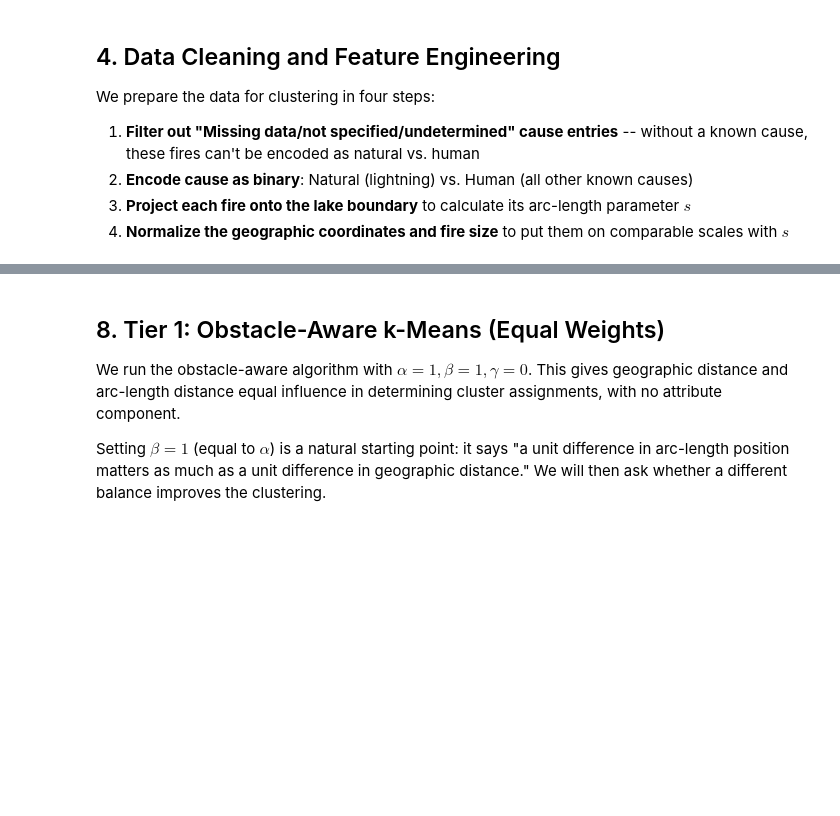
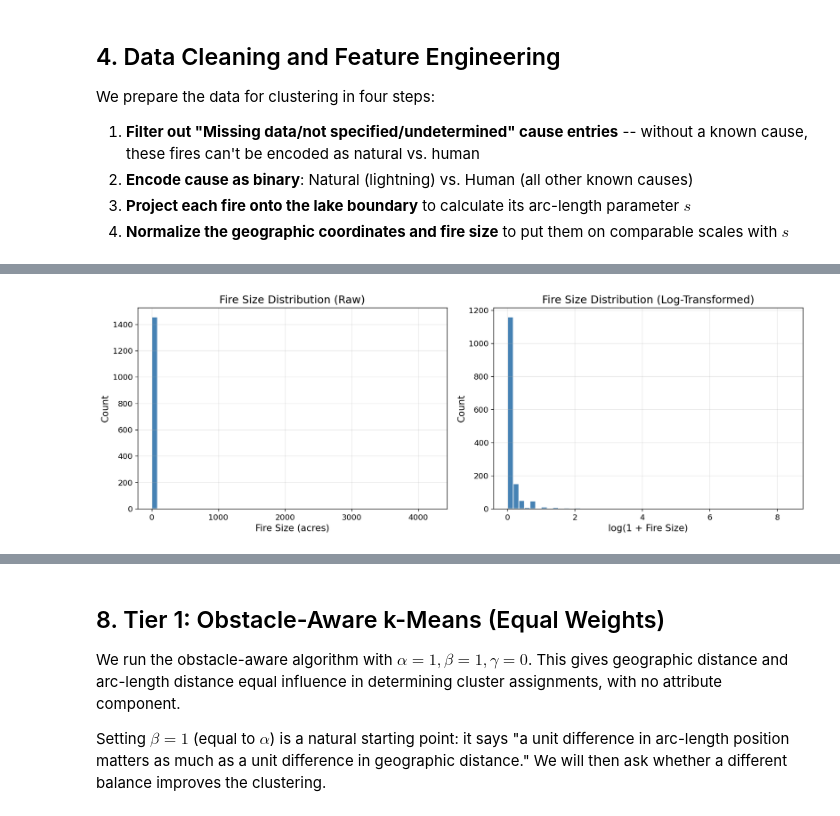
Before and after one commit to Michele-75/obstacle-aware-clustering, a Jupyter notebook: notebooks/03_clustering_wildfires.ipynb, the cells around one changed output, grey strips where cells are left out. Cells and saved outputs as stored; diff of their text form; code cells hidden in the pictures; blank space fills up the shorter version.

```diff
--- a/notebooks/03_clustering_wildfires.ipynb
+++ b/notebooks/03_clustering_wildfires.ipynb
@@ -536,0 +188,20 @@ Features: x_scaled, y_scaled, s
+# %%
+# --- Step 1: Filter out missing cause data ---
+fires = fires_raw[
+    fires_raw['NWCG_GENERAL_CAUSE'] != 'Missing data/not specified/undetermined'
+].copy()
+print(f'Fires after filtering missing cause: {len(fires)}')
+
+# --- Step 2: Encode cause as binary ---
+# Encode NWCG cause as binary: 0 = Natural, 1 = Human-caused
+fires['cause_binary'] = (fires['NWCG_GENERAL_CAUSE'] != 'Natural').astype(int)
+
+print(f'\nCause classification:')
+print(f"  Natural (lightning): {(fires['cause_binary'] == 0).sum()}")
+print(f"  Human-caused:        {(fires['cause_binary'] == 1).sum()}")
+
+print(f'\nFire size (acres):')
+print(f"  Min:    {fires['FIRE_SIZE'].min():.4f}")
+print(f"  Median: {fires['FIRE_SIZE'].median():.2f}")
+print(f"  Mean:   {fires['FIRE_SIZE'].mean():.2f}")
+print(f"  Max:    {fires['FIRE_SIZE'].max():.2f}")
@@ -536,0 +269,27 @@ Features: x_scaled, y_scaled, s
+# %%
+# Compare raw vs. log-transformed fire size distributions
+# log1p = log(1+x) handles fires recorded with size 0 cleanly
+fires['fire_size_log'] = np.log1p(fires['FIRE_SIZE'])
+
+fig, axes = plt.subplots(1, 2, figsize=(14, 5))
+
+# Raw distribution
+ax = axes[0]
+ax.hist(fires['FIRE_SIZE'], bins=50, color='steelblue', edgecolor='white')
+ax.set_xlabel('Fire Size (acres)')
+ax.set_ylabel('Count')
+ax.set_title('Fire Size Distribution (Raw)')
+ax.grid(True, alpha=0.3)
+
+# Log-transformed
+ax = axes[1]
+ax.hist(fires['fire_size_log'], bins=50, color='steelblue', edgecolor='white')
+ax.set_xlabel('log(1 + Fire Size)')
+ax.set_ylabel('Count')
+ax.set_title('Fire Size Distribution (Log-Transformed)')
+ax.grid(True, alpha=0.3)
+
+plt.tight_layout()
+plt.show()
+# %% [output]
+[figure, added]
```
Also changed, not shown: parts of 37 cells of this notebook.
